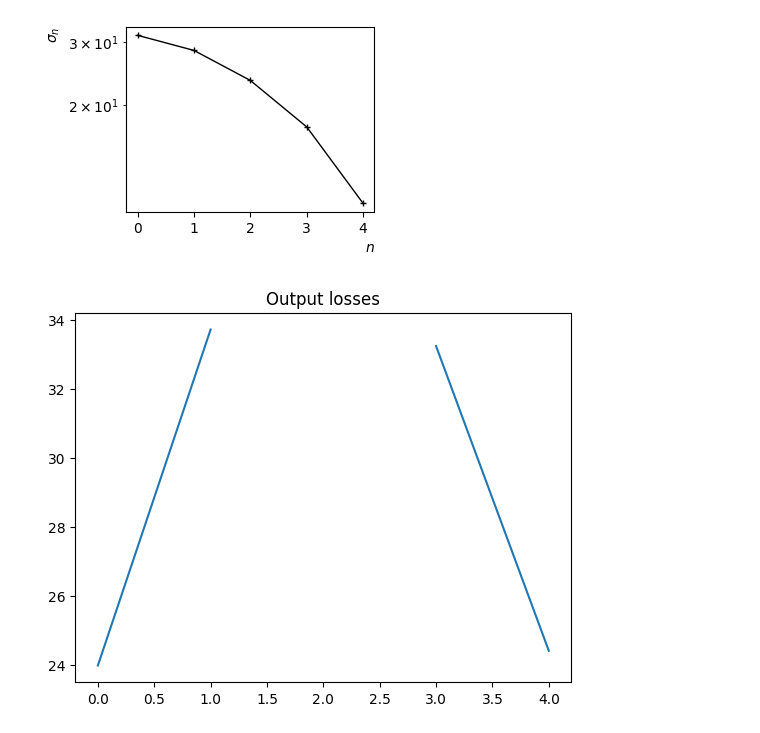
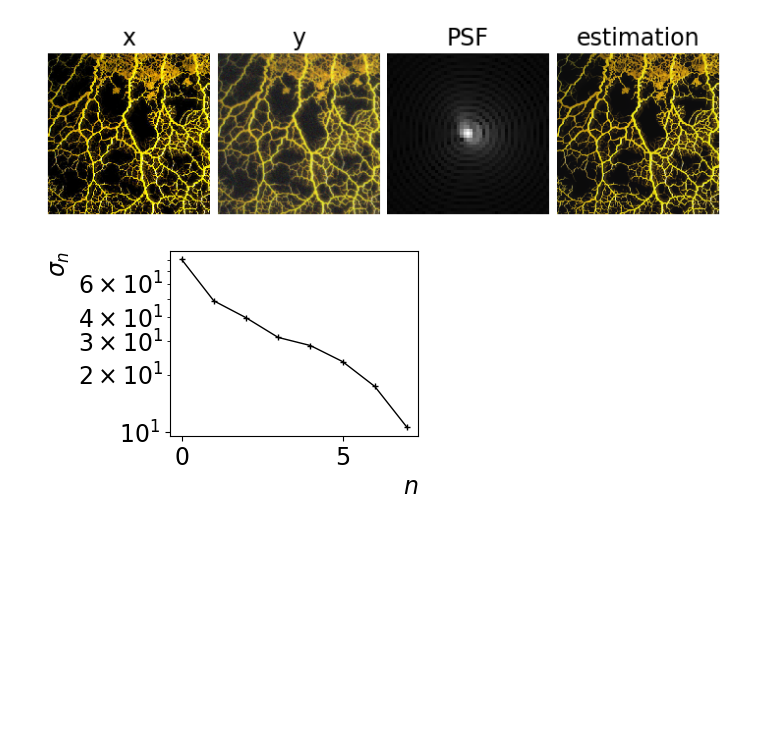
Before and after one commit to munnath/jackpot, a Jupyter notebook: notebooks/blind_inv_pb.ipynb, the cells around one changed output. Cells and saved outputs as stored; diff of their text form; code cells hidden in the pictures; blank space fills up the shorter version.

```diff
--- a/notebooks/blind_inv_pb.ipynb
+++ b/notebooks/blind_inv_pb.ipynb
@@ -2,17 +2,20 @@
 import torch
 from jackpot import Jackpot
 
+import matplotlib as mpl
+mpl.rcParams["font.family"] = "DejaVu Sans"
+
 params = {
     "experiment_name": "jmlr_blind_inverse_problem",
     "save_plot": True,
-    "n_singular_pairs": 5,
+    "n_singular_pairs": 8,
     "max_compute_time": 3600,
     "load_sing_pairs": False,
     "save_sing_pairs": True,
-    "D": 1,
+    "D": 2,
     "epsilon": 1e-1,
     "n_points_per_axis": 5,
-    "grid_length": 2e-1,
+    "grid_length": 1e-1,
     "load_manifold": False,
     "save_manifold": True,
 }
@@ -20,9 +23,6 @@ params = {
 # ------------------------------------
 #  DIRECT MODEL
 # ------------------------------------
-import torch.optim as optim
-import torch
-
 import matplotlib.pyplot as plt
 from pathlib import Path
 
@@ -32,9 +32,6 @@ import deepinv as dinv
 from article_examples.blind_inv_pb.deblur_simple import Deblurring
 
 import imageio.v3 as iio
-
-from tqdm import tqdm
-import os
 
 # Device & dtype setup
 device = "cuda" if torch.cuda.is_available() else "cpu"
@@ -77,45 +74,51 @@ deblur_model.set_variables(img_size = img_size, batch_size = batch_size,
                            num_workers = num_workers, max_iter_DPIR = max_iter_DPIR,
                            i_max_zernike = i_max_zernike, psf_size = psf_size)
 
-x, theta_star, y = deblur_model.generate_random_coeffs(x = x)
+x, x_est, y = deblur_model.generate_random_coeffs(x = x)
 
 sigma_noise = deblur_model.noise_level_img
 deblur_model.set_model(y)
 Phi = deblur_model.Phi
-x_est = theta_star
+estimate = lambda p : deblur_model.deconvolve(y, p)
 # ------------------------------------
+# %%
+psf_est = deblur_model.psf_from_param(x_est)[None, None, ...]**0.3
+dinv.utils.plot({"x": x, "y": y, "PSF": psf_est, "estimation": estimate(x_est)})
+# %% [output]
+[figure, new version]
 # %%
 # ------------------------------------
 # JACKPOT INITIALIZATION
 # ------------------------------------
 jack = Jackpot(Phi, x_est)
 
 jack.set_params(**params)
 # ------------------------------------
 
 
 # ------------------------------------
 # JACOBIAN SINGULAR SPECTRUM
 # ------------------------------------
 jack.jacobian_spectrum()
 
 # Plot spectrum
 jack.jacobian_spectrum_plot()
 # ------------------------------------
 
 
 # ------------------------------------
 # JACKPOT MANIFOLD
 # ------------------------------------
 jack.manifold()
 
 # Plot discrepancy
 jack.plot_discrepancy(
-    in_SNR=True
+    in_SNR=True,
+    levels=[20, 30, 40],
+    color_levels=["g", "b", "r"]
 )
 # ------------------------------------
 # %% [output]
-[figure, old version]
+[figure, new version]
-[figure, removed]
 # %%
 results = jack.get_results()
```
Also changed, not shown: parts of 8 cells of this notebook, 9 other files.
